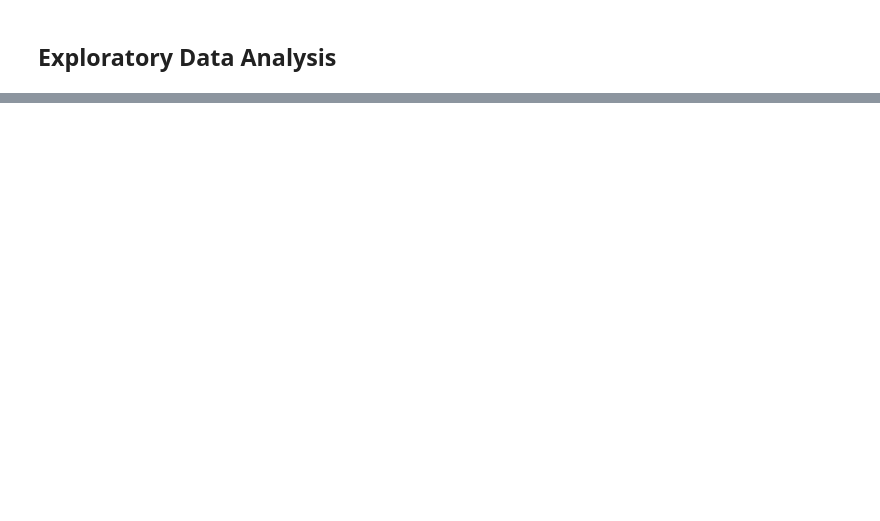
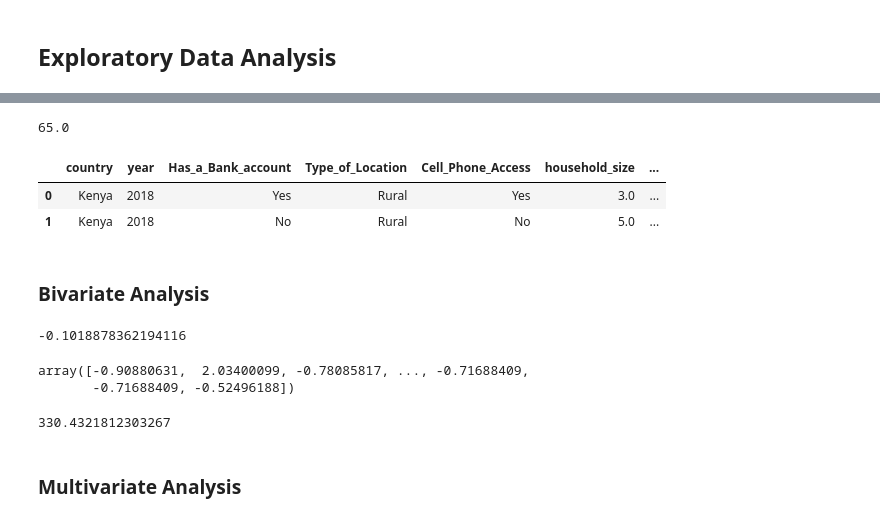
Before and after one commit to cap-blurr/Financial_inclusion_prediction, a Jupyter notebook: Fin_access.ipynb, the cells around one changed output, grey strips where cells are left out. Saved outputs shown, nothing was run; the diff lists cells and outputs as text; code cells hidden in the pictures; blank space fills up the shorter version.

```diff
--- a/Fin_access.ipynb
+++ b/Fin_access.ipynb
@@ -173,0 +293,42 @@ dtype: float64
+# %%
+def age_range():
+    age_max = df['Respondent_Age'].max()
+    age_min = df['Respondent_Age'].min()
+
+    return age_max-age_min
+
+age_range()
+# %% [output]
+65.0
+# %%
+df.head(2)
+# %% [output]
+|  | country | year | Has_a_Bank_account | Type_of_Location | Cell_Phone_Access | household_size | ... |
+| 0 | Kenya | 2018 | Yes | Rural | Yes | 3.0 | ... |
+| 1 | Kenya | 2018 | No | Rural | No | 5.0 | ... |
+# %% [markdown]
+### Bivariate Analysis
+# %%
+df['household_size'].corr(df['Respondent_Age'])
+# %% [output]
+-0.1018878362194116
+# %%
+from scipy import stats
+
+stats.zscore(df['Respondent_Age'])
+# %% [output]
+array([-0.90880631,  2.03400099, -0.78085817, ..., -0.71688409,
+       -0.71688409, -0.52496188])
+# %%
+from scipy.stats import ttest_ind
+
+x = df['Respondent_Age']
+y = df['household_size']
+
+t_stat, p_value = ttest_ind(x, y)
+
+t_stat
+# %% [output]
+330.4321812303267
+# %% [markdown]
+### Multivariate Analysis
```
Also changed, not shown: parts of 29 cells of this notebook.
